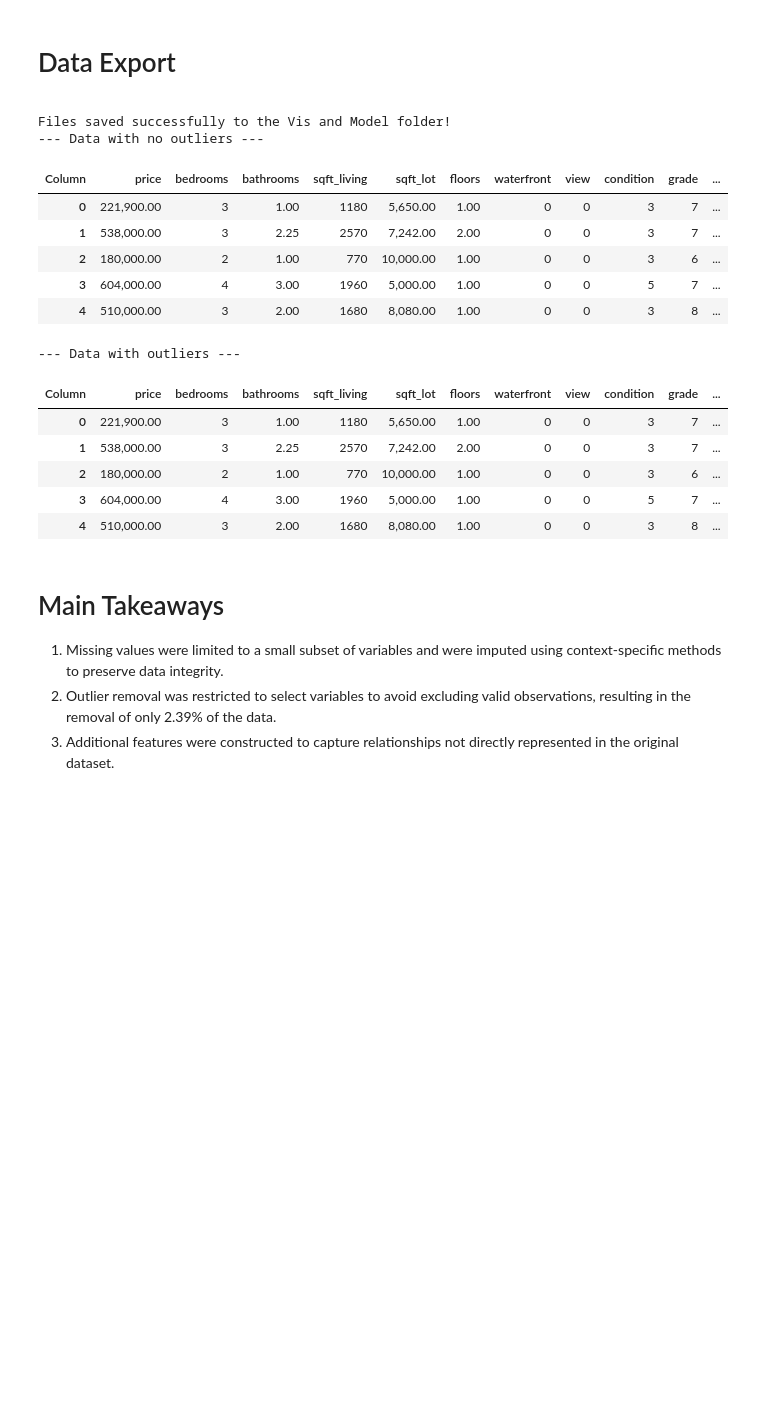
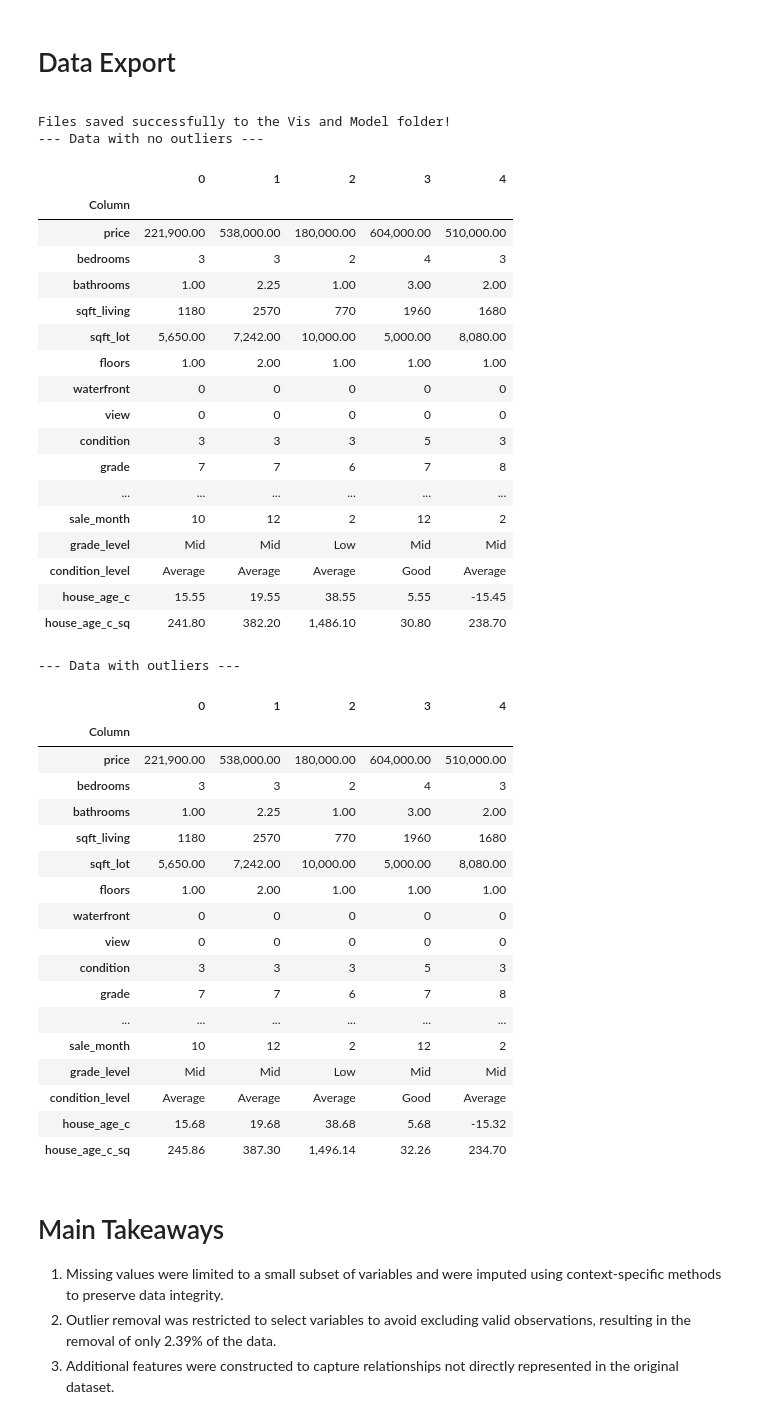
Before and after one commit to jblackman-bit/ads_500b_final_project, a Jupyter notebook: 1_EDA/EDA.ipynb, the cells around one changed output. Cells and saved outputs as stored; diff of their text form; code cells hidden in the pictures; blank space fills up the shorter version.

```diff
--- a/1_EDA/EDA.ipynb
+++ b/1_EDA/EDA.ipynb
@@ -196,5 +212,5 @@ plt.show()
 # %%
-# Impute missing bedroom values from median sqft_living per bedrooms and grade
+# Impute bedroom values from median sqft_living per bedrooms and grade
 
 # Primary strategy - group by grade, median sqft_per_bed
 df["sqft_per_bed"] = df["sqft_living"] / df["bedrooms"]
@@ -203,7 +219,8 @@ grade_bed_median = df.groupby("grade")["sqft_per_bed"].transform("median")
 # Backup strategy - global bed median if primary does not work
 # (one grade 1 example)
 global_bed_median = (df["sqft_living"] / df["bedrooms"]).median()
-imputed_beds = df["sqft_living"] / grade_bed_median.fillna(global_bed_median)
+imputed_beds = df["sqft_living"] / grade_bed_median.fillna(
+    global_bed_median)
 df["bedrooms"] = df["bedrooms"].fillna(imputed_beds).round().astype(int)
 
 df = df.drop("sqft_per_bed", axis=1)
@@ -225,9 +242,10 @@ plt.show()
 # %%
-# Impute missing bathroom values from median sqft_living per bathrooms and grade
+# Impute bathroom values from median sqft_living per bathrooms and grade
 
 # Primary strategy - group by grade, median sqft_per_bath
 df["sqft_per_bath"] = df["sqft_living"] / df["bathrooms"]
-grade_bath_median = df.groupby("grade")["sqft_per_bath"].transform("median")
+grade_bath_median = df.groupby(
+    "grade")["sqft_per_bath"].transform("median")
 
 # Backup strategy - global bath median if primary does not work
 # (one grade 1 example)
@@ -545,45 +586,69 @@ Final shape for df_no_outliers: (21096, 29)
 # %%
 # Save the data frames to the viz step
 
 df_no_outliers.to_csv(
     "../2_Visualization/cleaned_house_sales.csv",
     index=False,
 )
 df_pre_outlier_removal.to_csv(
     "../2_Visualization/cleaned_house_sales_with_outliers.csv",
     index=False,
 )
 df_no_outliers.to_csv(
     "../3_Model/cleaned_house_sales.csv",
     index=False,
 )
 df_pre_outlier_removal.to_csv(
     "../3_Model/cleaned_house_sales_with_outliers.csv",
     index=False,
 )
 
 print("Files saved successfully to the Vis and Model folder!")
 
 print("--- Data with no outliers ---")
-display(df_no_outliers.head())
+display(df_no_outliers.head().round(2).T)
 print("--- Data with outliers ---")
-df_pre_outlier_removal.head()
+df_pre_outlier_removal.head().round(2).T
 # %% [output]
 Files saved successfully to the Vis and Model folder!
 --- Data with no outliers ---
-| Column | price | bedrooms | bathrooms | sqft_living | sqft_lot | floors | waterfront | view | condition | grade | ... |
-| 0 | 221,900.00 | 3 | 1.00 | 1180 | 5,650.00 | 1.00 | 0 | 0 | 3 | 7 | ... |
-| 1 | 538,000.00 | 3 | 2.25 | 2570 | 7,242.00 | 2.00 | 0 | 0 | 3 | 7 | ... |
-| 2 | 180,000.00 | 2 | 1.00 | 770 | 10,000.00 | 1.00 | 0 | 0 | 3 | 6 | ... |
-| 3 | 604,000.00 | 4 | 3.00 | 1960 | 5,000.00 | 1.00 | 0 | 0 | 5 | 7 | ... |
-| 4 | 510,000.00 | 3 | 2.00 | 1680 | 8,080.00 | 1.00 | 0 | 0 | 3 | 8 | ... |
+|  | 0 | 1 | 2 | 3 | 4 |
+| Column |  |  |  |  |  |
+| price | 221,900.00 | 538,000.00 | 180,000.00 | 604,000.00 | 510,000.00 |
+| bedrooms | 3 | 3 | 2 | 4 | 3 |
+| bathrooms | 1.00 | 2.25 | 1.00 | 3.00 | 2.00 |
+| sqft_living | 1180 | 2570 | 770 | 1960 | 1680 |
+| sqft_lot | 5,650.00 | 7,242.00 | 10,000.00 | 5,000.00 | 8,080.00 |
+| floors | 1.00 | 2.00 | 1.00 | 1.00 | 1.00 |
+| waterfront | 0 | 0 | 0 | 0 | 0 |
+| view | 0 | 0 | 0 | 0 | 0 |
+| condition | 3 | 3 | 3 | 5 | 3 |
+| grade | 7 | 7 | 6 | 7 | 8 |
+| ... | ... | ... | ... | ... | ... |
+| sale_month | 10 | 12 | 2 | 12 | 2 |
+| grade_level | Mid | Mid | Low | Mid | Mid |
+| condition_level | Average | Average | Average | Good | Average |
+| house_age_c | 15.55 | 19.55 | 38.55 | 5.55 | -15.45 |
+| house_age_c_sq | 241.80 | 382.20 | 1,486.10 | 30.80 | 238.70 |
 --- Data with outliers ---
-| Column | price | bedrooms | bathrooms | sqft_living | sqft_lot | floors | waterfront | view | condition | grade | ... |
-| 0 | 221,900.00 | 3 | 1.00 | 1180 | 5,650.00 | 1.00 | 0 | 0 | 3 | 7 | ... |
-| 1 | 538,000.00 | 3 | 2.25 | 2570 | 7,242.00 | 2.00 | 0 | 0 | 3 | 7 | ... |
-| 2 | 180,000.00 | 2 | 1.00 | 770 | 10,000.00 | 1.00 | 0 | 0 | 3 | 6 | ... |
-| 3 | 604,000.00 | 4 | 3.00 | 1960 | 5,000.00 | 1.00 | 0 | 0 | 5 | 7 | ... |
-| 4 | 510,000.00 | 3 | 2.00 | 1680 | 8,080.00 | 1.00 | 0 | 0 | 3 | 8 | ... |
+|  | 0 | 1 | 2 | 3 | 4 |
+| Column |  |  |  |  |  |
+| price | 221,900.00 | 538,000.00 | 180,000.00 | 604,000.00 | 510,000.00 |
+| bedrooms | 3 | 3 | 2 | 4 | 3 |
+| bathrooms | 1.00 | 2.25 | 1.00 | 3.00 | 2.00 |
+| sqft_living | 1180 | 2570 | 770 | 1960 | 1680 |
+| sqft_lot | 5,650.00 | 7,242.00 | 10,000.00 | 5,000.00 | 8,080.00 |
+| floors | 1.00 | 2.00 | 1.00 | 1.00 | 1.00 |
+| waterfront | 0 | 0 | 0 | 0 | 0 |
+| view | 0 | 0 | 0 | 0 | 0 |
+| condition | 3 | 3 | 3 | 5 | 3 |
+| grade | 7 | 7 | 6 | 7 | 8 |
+| ... | ... | ... | ... | ... | ... |
+| sale_month | 10 | 12 | 2 | 12 | 2 |
+| grade_level | Mid | Mid | Low | Mid | Mid |
+| condition_level | Average | Average | Average | Good | Average |
+| house_age_c | 15.68 | 19.68 | 38.68 | 5.68 | -15.32 |
+| house_age_c_sq | 245.86 | 387.30 | 1,496.14 | 32.26 | 234.70 |
 # %% [markdown]
 # Main Takeaways
 <a id='takeaways'></a>
```
Also changed, not shown: parts of 8 cells of this notebook, 2 other files.
